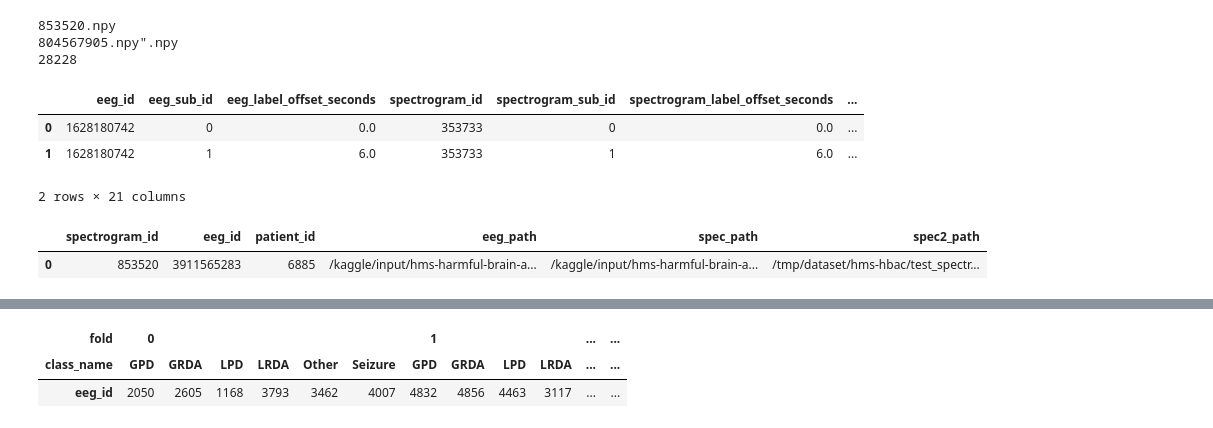
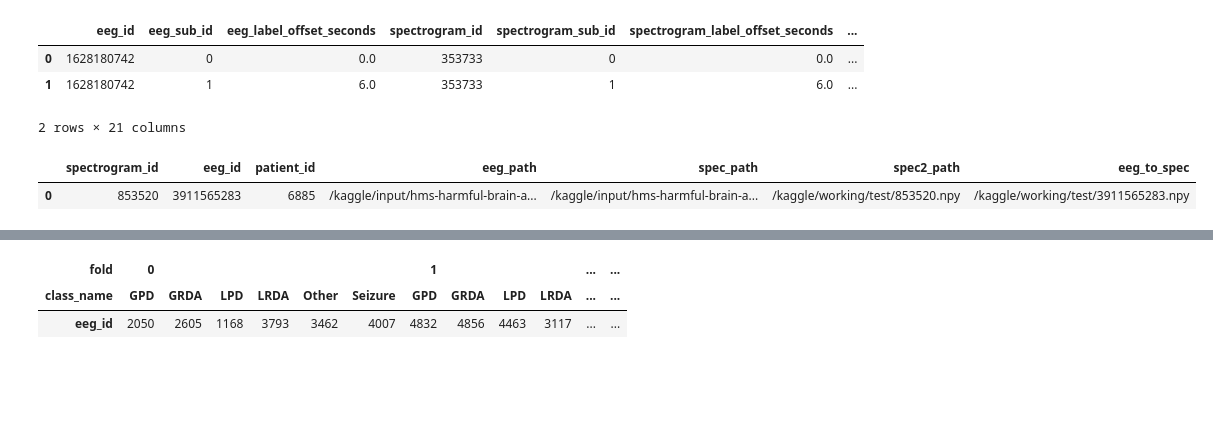
Before and after one commit to yujansaya/harmful_brain_acitivity, a Jupyter notebook: harmful-brain-activity.ipynb, the cells around one changed output, grey strips where cells are left out. Drawn from its saved outputs; the diff is of its cells as text; code cells hidden in the pictures; blank space fills up the shorter version.

Commit message:
Kaggle Notebook | harmful_brain_activity

```diff
--- a/harmful-brain-activity.ipynb
+++ b/harmful-brain-activity.ipynb
@@ -16,12 +20,0 @@ import os
-# %%
-i = 0
-for dirname, _, filenames in os.walk('/tmp/dataset/hms-hbac'):
-    for filename in filenames:
-        i += 1
-        if i < 3:
-            print(filename)
-print(i)
-# %% [output]
-853520.npy
-804567905.npy".npy
-28228
@@ -44,28 +39,28 @@ LOSS = tf.keras.losses.KLDivergence()
 # %%
 # Train + Valid
 df = pd.read_csv(f'{BASE_PATH}/train.csv')
 df['eeg_path'] = f'{BASE_PATH}/train_eegs/'+df['eeg_id'].astype(str)+'.parquet'
 df['spec_path'] = f'{BASE_PATH}/train_spectrograms/'+df['spectrogram_id'].astype(str)+'.parquet'
-df['spec2_path'] = f'{SPEC_DIR}/train_spectrograms/'+df['spectrogram_id'].astype(str)+'.npy'
-df['eeg_to_spec'] = f'{SPEC_DIR}/train_spectrograms/'+df['eeg_id'].astype(str)+'.npy'
+df['spec2_path'] = f'{SPEC_DIR}/train/'+df['spectrogram_id'].astype(str)+'.npy'
+df['eeg_to_spec'] = f'{SPEC_DIR}/train/'+df['eeg_id'].astype(str)+'.npy'
 df['class_name'] = df.expert_consensus.copy()
 df['class_label'] = df.expert_consensus.map(name2label)
 display(df.head(2))
 
 # Test
 test_df = pd.read_csv(f'{BASE_PATH}/test.csv')
 test_df['eeg_path'] = f'{BASE_PATH}/test_eegs/'+test_df['eeg_id'].astype(str)+'.parquet'
 test_df['spec_path'] = f'{BASE_PATH}/test_spectrograms/'+test_df['spectrogram_id'].astype(str)+'.parquet'
-test_df['spec2_path'] = f'{SPEC_DIR}/test_spectrograms/'+test_df['spectrogram_id'].astype(str)+'.npy'
-test_df['eeg_to_spec'] = f'{SPEC_DIR}/test_spectrograms/'+test_df['eeg_id'].astype(str)+'.npy'
+test_df['spec2_path'] = f'{SPEC_DIR}/test/'+test_df['spectrogram_id'].astype(str)+'.npy'
+test_df['eeg_to_spec'] = f'{SPEC_DIR}/test/'+test_df['eeg_id'].astype(str)+'.npy'
 display(test_df.head(2))
 # %% [output]
 |  | eeg_id | eeg_sub_id | eeg_label_offset_seconds | spectrogram_id | spectrogram_sub_id | spectrogram_label_offset_seconds | ... |
 | 0 | 1628180742 | 0 | 0.0 | 353733 | 0 | 0.0 | ... |
 | 1 | 1628180742 | 1 | 6.0 | 353733 | 1 | 6.0 | ... |
 2 rows × 21 columns
-|  | spectrogram_id | eeg_id | patient_id | eeg_path | spec_path | spec2_path |
-| 0 | 853520 | 3911565283 | 6885 | /kaggle/input/hms-harmful-brain-a... | /kaggle/input/hms-harmful-brain-a... | /tmp/dataset/hms-hbac/test_spectr... |
+|  | spectrogram_id | eeg_id | patient_id | eeg_path | spec_path | spec2_path | eeg_to_spec |
+| 0 | 853520 | 3911565283 | 6885 | /kaggle/input/hms-harmful-brain-a... | /kaggle/input/hms-harmful-brain-a... | /kaggle/working/test/853520.npy | /kaggle/working/test/3911565283.npy |
 # %%
 import librosa
 
```
Also changed, not shown: parts of 16 cells of this notebook.
